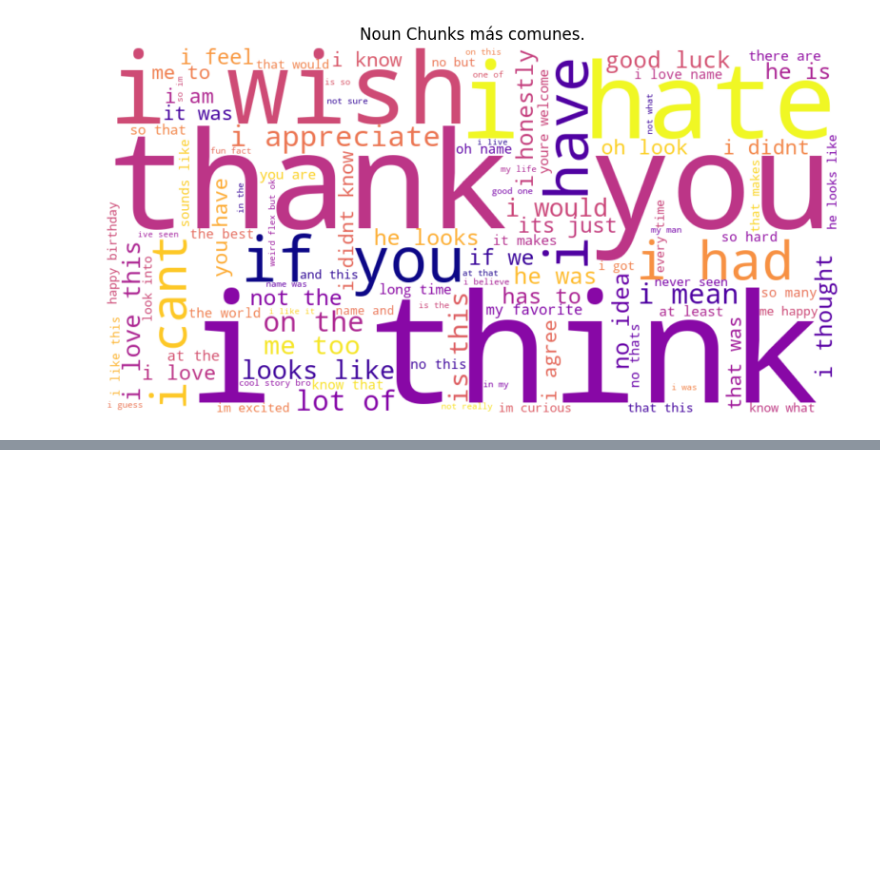
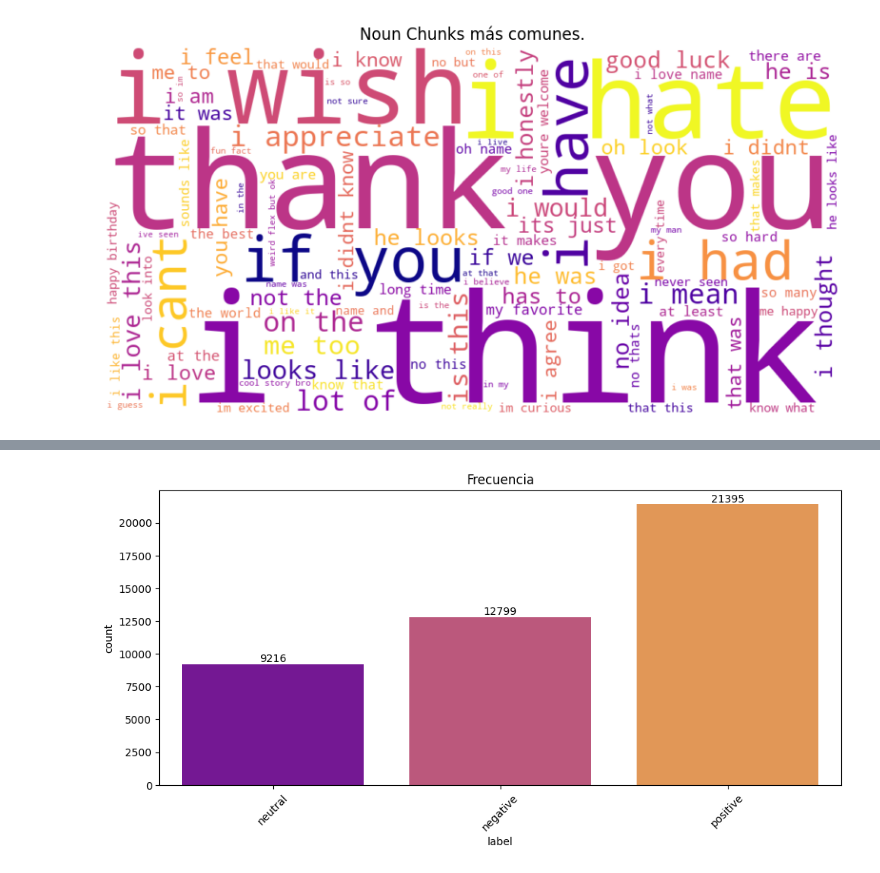
Before and after one commit to eric-castillo05/emotions-wheel-nlp, a Jupyter notebook: EDA/EDA.ipynb, the cells around one changed output, grey strips where cells are left out. Saved outputs shown, nothing was run; the diff lists cells and outputs as text; code cells hidden in the pictures; blank space fills up the shorter version.

Commit message:
feat: add vader score

```diff
--- a/EDA/EDA.ipynb
+++ b/EDA/EDA.ipynb
@@ -182,0 +215,4 @@ plt.show()
+# %%
+aux_temp = [{'text': row[0], **row[1]} for row in temp]
+# %%
+df_vader_score = pl.from_dicts(aux_temp)
@@ -182,0 +245,9 @@ plt.show()
+# %%
+def get_label(n: float) -> str:
+    if n >= 0.05: return 'positive'
+    elif n <= -0.05: return 'negative'
+    return 'neutral'
+# %%
+df_vader_score = df_vader_score.with_columns([
+    pl.col('compound').map_elements(get_label, return_dtype = pl.Utf8).alias('label')
+])
@@ -182,0 +280,17 @@ plt.show()
+# %%
+plt.figure(figsize = (10, 5))
+
+ax = sns.countplot(data = df_vader_score,
+                x = 'label',
+                hue = 'label',
+                palette = 'plasma',
+        )
+for container in ax.containers:
+    ax.bar_label(container, fmt = '%.0f', label_type = 'edge', padding = 0)
+plt.xticks(rotation = 45)
+plt.tight_layout()
+plt.title('Frecuencia')
+plt.savefig('img/vader_score.png', dpi = 400)
+plt.show()
+# %% [output]
+[figure, added]
```
Also changed, not shown: parts of 11 cells of this notebook, 1 other file.
